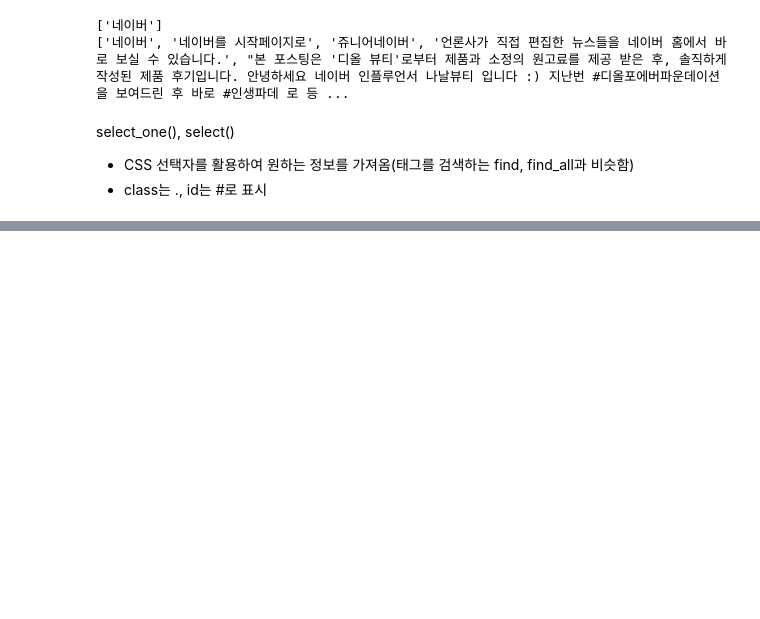
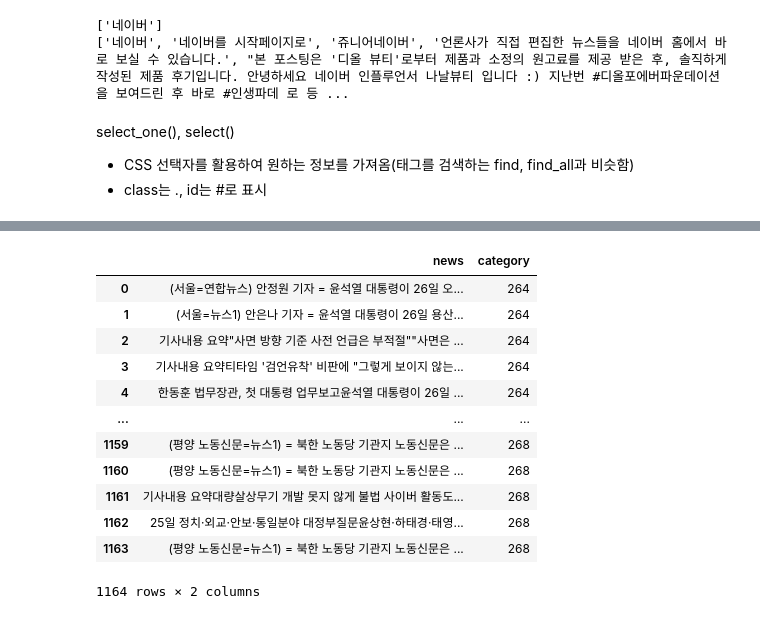
Before and after one commit to Toddbear20/Toddbear20, a Jupyter notebook: m2_분석라이브러리활용/crawling/web_crawling_2.ipynb, the cells around one changed output, grey strips where cells are left out. Drawn from its saved outputs; the diff is of its cells as text; code cells hidden in the pictures; blank space fills up the shorter version.

```diff
--- a/m2_분석라이브러리활용/crawling/web_crawling_2.ipynb
+++ b/m2_분석라이브러리활용/crawling/web_crawling_2.ipynb
@@ -207,0 +462,5 @@ usd/krw= 1,312.70
+# %%
+texts = bs.find_all('p')
+for t in texts:
+#     print(t.string)
+    print(t.get_text())
@@ -207,0 +1037,7 @@ usd/krw= 1,312.70
+# %%
+url = 'https://news.naver.com/main/list.naver?mode=LS2D&mid=shm&sid2='+str(cat)+'&sid1=100&date=20220726&page='+str(i+1)
+# %%
+import pandas as pd
+
+news_df = pd.DataFrame(columns=['news','category'])
+news_df
@@ -207,0 +1046,5 @@ usd/krw= 1,312.70
+# %%
+bigcats = {'100':['264','265','268','267'],'101':['259','258','261','262','260'],'103':['241','237','242','248','245'], '105':['227','230','283','228']}
+for big in bigcats:
+    for cat in bigcats[big]:
+        print(cat)
@@ -207,0 +1105,43 @@ usd/krw= 1,312.70
+# %%
+from bs4 import BeautifulSoup
+import requests
+
+cats = [264,265,267,268]
+ind = 0 # 행 번호
+for cat in cats:
+    for i in range(15):
+        url = 'https://news.naver.com/main/list.naver?mode=LS2D&sid2='+str(cat)+'&sid1=100&mid=shm&date=20220726&page='+str(i+1)
+        headers = {"User-Agent":"Mozilla/5.0 (Windows NT 10.0; Win64; x64) AppleWebKit/537.36 (KHTML, like Gecko) Chrome/96.0.4664.45 Safari/537.36"}
+        news = requests.get(url, headers=headers)
+        bs = BeautifulSoup(news.text, 'html.parser')
+        links = bs.select('#main_content > div > ul > li > dl > dt > a')
+        newslinks = []
+        for j, a in enumerate(links):
+            newslink = a.get('href')
+            newslinks.append(newslink)
+            newslinks = list(set(newslinks)) #중복기사 제거
+
+        for link in newslinks:
+            res2 = requests.get(link, headers=headers).text
+            bs2 = BeautifulSoup(res2, 'html.parser')
+            news = bs2.find('div', id = 'dic_area').text
+            news = re.sub('\n','',news) # 개행을 공백으로
+            news = re.sub('\t','',news) # tab을 공백으로
+            news_df.loc[ind] = [news,cat]
+            ind +=1
+
+news_df
+# %% [output]
+|  | news | category |
+| 0 | (서울=연합뉴스) 안정원 기자 = 윤석열 대통령이 26일 오... | 264 |
+| 1 | (서울=뉴스1) 안은나 기자 = 윤석열 대통령이 26일 용산... | 264 |
+| 2 | 기사내용 요약"사면 방향 기준 사전 언급은 부적절""사면은 ... | 264 |
+| 3 | 기사내용 요약티타임 '검언유착' 비판에 "그렇게 보이지 않는... | 264 |
+| 4 | 한동훈 법무장관, 첫 대통령 업무보고윤석열 대통령이 26일 ... | 264 |
+| ... | ... | ... |
+| 1159 | (평양 노동신문=뉴스1) = 북한 노동당 기관지 노동신문은 ... | 268 |
+| 1160 | (평양 노동신문=뉴스1) = 북한 노동당 기관지 노동신문은 ... | 268 |
+| 1161 | 기사내용 요약대량살상무기 개발 못지 않게 불법 사이버 활동도... | 268 |
+| 1162 | 25일 정치·외교·안보·통일분야 대정부질문윤상현·하태경·태영... | 268 |
+| 1163 | (평양 노동신문=뉴스1) = 북한 노동당 기관지 노동신문은 ... | 268 |
+1164 rows × 2 columns
```
Also changed, not shown: parts of 92 cells of this notebook, 1 other file.
